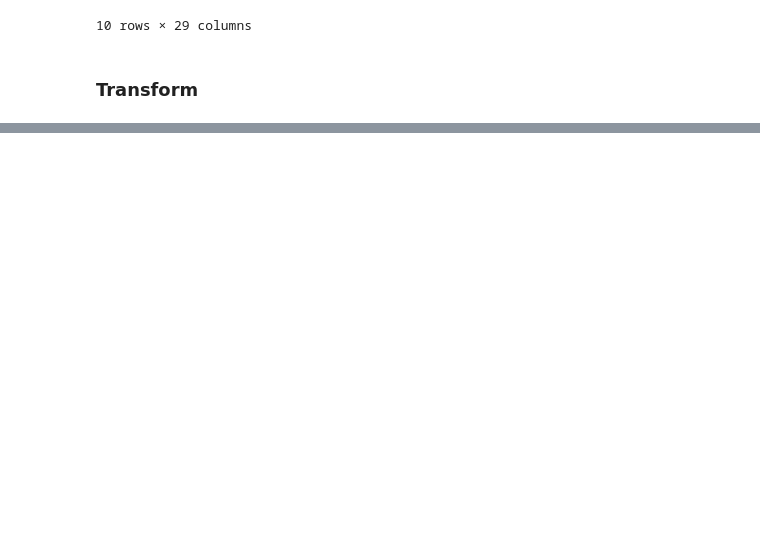
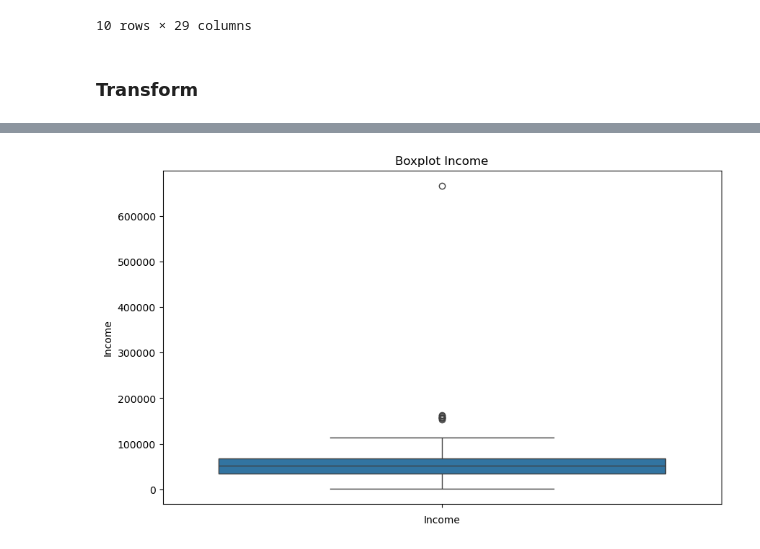
Before and after one commit to jaquelinesfernandes/Marketing_EDA_Stats, a Jupyter notebook: project_mkt_eda_stats.ipynb, the cells around one changed output, grey strips where cells are left out. Cells and saved outputs as stored; diff of their text form; code cells hidden in the pictures; blank space fills up the shorter version.

```diff
--- a/project_mkt_eda_stats.ipynb
+++ b/project_mkt_eda_stats.ipynb
@@ -76,0 +183,9 @@ data.head(10)
+# %%
+#Verificando outliers
+plt.figure(figsize=(10, 6))
+sns.boxplot(data['Income'])
+plt.title('Boxplot Income')
+plt.xlabel('Income')
+plt.show()
+# %% [output]
+[figure, added]
```
Also changed, not shown: parts of 111 cells of this notebook, 3 other files.
